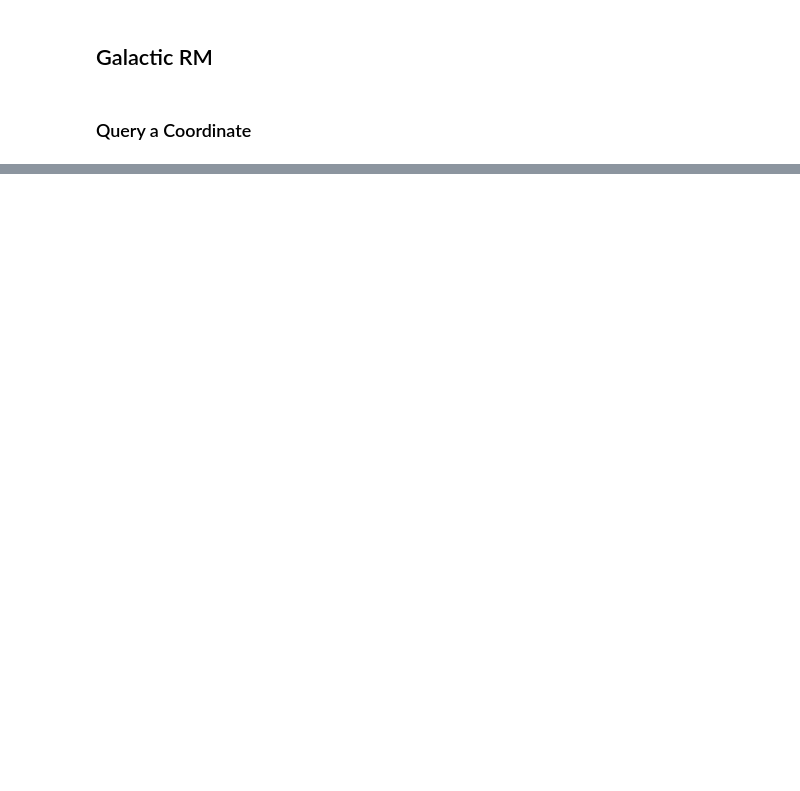
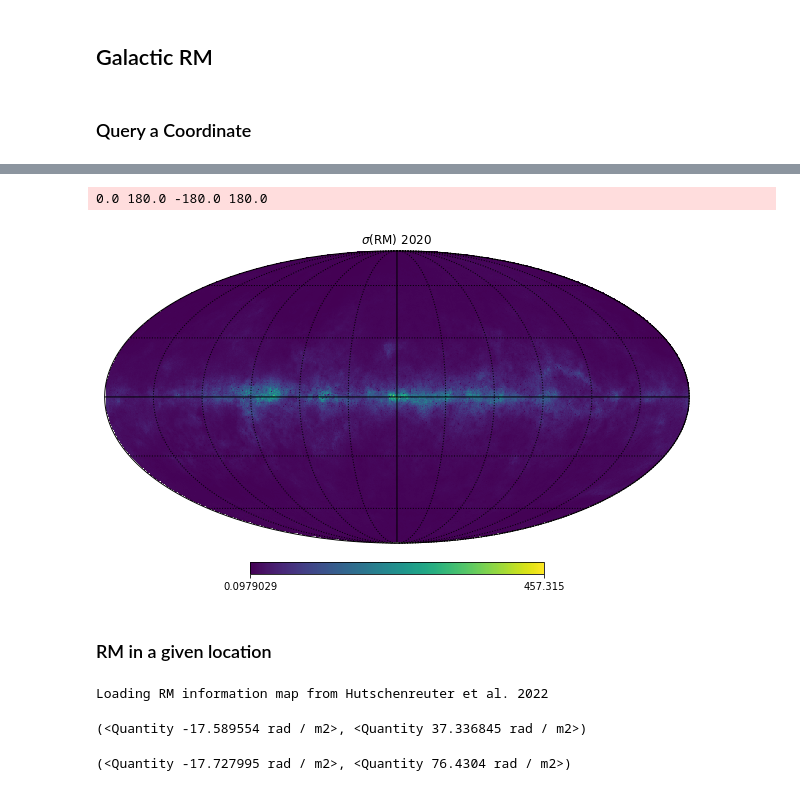
Before and after one commit to FRBs/FRB, a Jupyter notebook: docs/nb/Galactic_RM.ipynb, the cells around one changed output, grey strips where cells are left out. Cells and saved outputs as stored; diff of their text form; code cells hidden in the pictures; blank space fills up the shorter version.

```diff
--- a/docs/nb/Galactic_RM.ipynb
+++ b/docs/nb/Galactic_RM.ipynb
@@ -73,0 +128,21 @@ INDXSCHM = IMPLICIT
+# %%
+rm_sig_sky_2020 = hp.read_map(new_file, field=1)#, hdu=4)
+# %%
+hp.mollview(rm_sig_sky_2020, title=r"$\sigma({\rm RM})$ 2020")
+hp.graticule()
+# %% [output]
+0.0 180.0 -180.0 180.0
+[figure, added]
+# %% [markdown]
+### RM in a given location
+# %%
+reload(rm)
+RM_2020, RM_err_2020 = rm.galactic_rm(repeater_coord, use_map=2020)
+RM_2020, RM_err_2020
+# %% [output]
+Loading RM information map from Hutschenreuter et al. 2022
+(<Quantity -17.589554 rad / m2>, <Quantity 37.336845 rad / m2>)
+# %%
+RM, RM_err
+# %% [output]
+(<Quantity -17.727995 rad / m2>, <Quantity 76.4304 rad / m2>)
```
Also changed, not shown: parts of 23 cells of this notebook, 2 other files.
